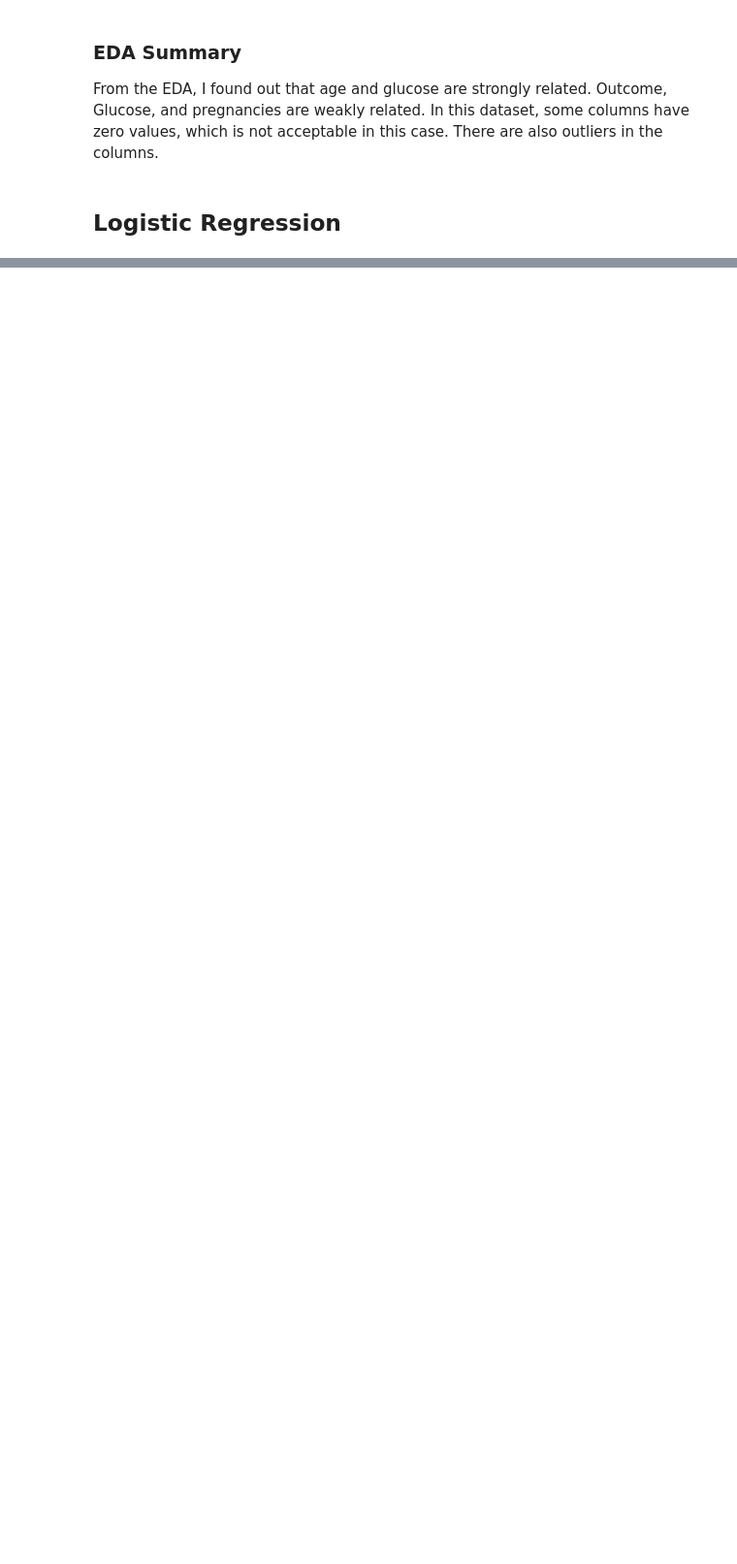
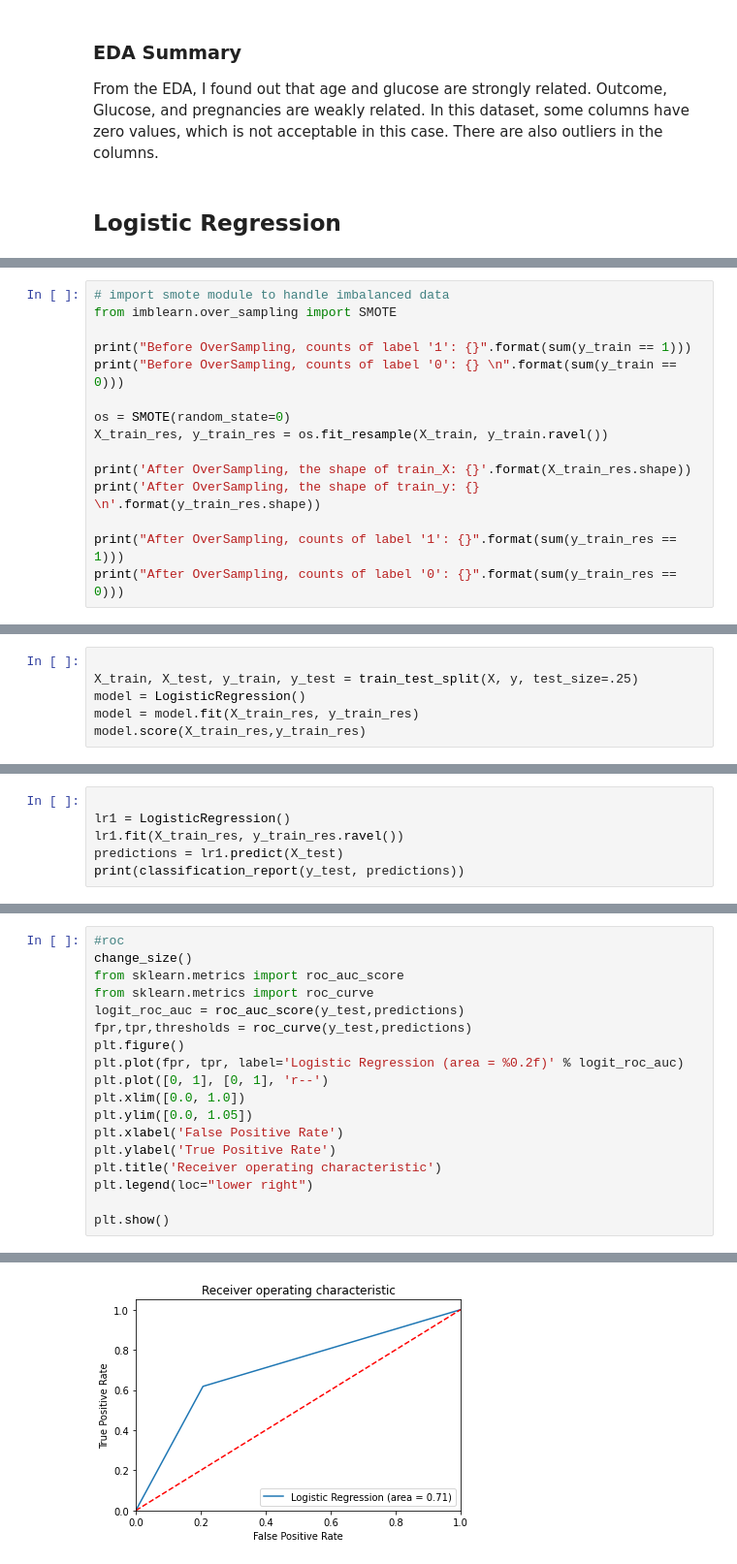
Before and after one commit to zcolley/cs381-MatthewFried, a Jupyter notebook: project/proj1.ipynb, the cells around one changed output, grey strips where cells are left out. Shown: that part at 97% size. Cells and saved outputs as stored; diff of their text form; blank space fills up the shorter version.

```diff
--- a/project/proj1.ipynb
+++ b/project/proj1.ipynb
@@ -408,0 +601,15 @@ Please also refer to the documentation for alternative solver options:
+# %%
+# import smote module to handle imbalanced data
+from imblearn.over_sampling import SMOTE
+
+print("Before OverSampling, counts of label '1': {}".format(sum(y_train == 1)))
+print("Before OverSampling, counts of label '0': {} \n".format(sum(y_train == 0)))
+
+os = SMOTE(random_state=0)
+X_train_res, y_train_res = os.fit_resample(X_train, y_train.ravel())
+
+print('After OverSampling, the shape of train_X: {}'.format(X_train_res.shape))
+print('After OverSampling, the shape of train_y: {} \n'.format(y_train_res.shape))
+
+print("After OverSampling, counts of label '1': {}".format(sum(y_train_res == 1)))
+print("After OverSampling, counts of label '0': {}".format(sum(y_train_res == 0)))
@@ -408,0 +625,6 @@ Please also refer to the documentation for alternative solver options:
+# %%
+
+X_train, X_test, y_train, y_test = train_test_split(X, y, test_size=.25)
+model = LogisticRegression()
+model = model.fit(X_train_res, y_train_res)
+model.score(X_train_res,y_train_res)
@@ -408,0 +633,6 @@ Please also refer to the documentation for alternative solver options:
+# %%
+
+lr1 = LogisticRegression()
+lr1.fit(X_train_res, y_train_res.ravel())
+predictions = lr1.predict(X_test)
+print(classification_report(y_test, predictions))
@@ -408,0 +671,19 @@ Please also refer to the documentation for alternative solver options:
+# %%
+#roc
+change_size()
+from sklearn.metrics import roc_auc_score
+from sklearn.metrics import roc_curve
+logit_roc_auc = roc_auc_score(y_test,predictions)
+fpr,tpr,thresholds = roc_curve(y_test,predictions)
+plt.figure()
+plt.plot(fpr, tpr, label='Logistic Regression (area = %0.2f)' % logit_roc_auc)
+plt.plot([0, 1], [0, 1], 'r--')
+plt.xlim([0.0, 1.0])
+plt.ylim([0.0, 1.05])
+plt.xlabel('False Positive Rate')
+plt.ylabel('True Positive Rate')
+plt.title('Receiver operating characteristic')
+plt.legend(loc="lower right")
+
+plt.show()
+# %% [output]
@@ -408,0 +691 @@ Please also refer to the documentation for alternative solver options:
+[figure, added]
```
Also changed, not shown: parts of 36 cells of this notebook.
